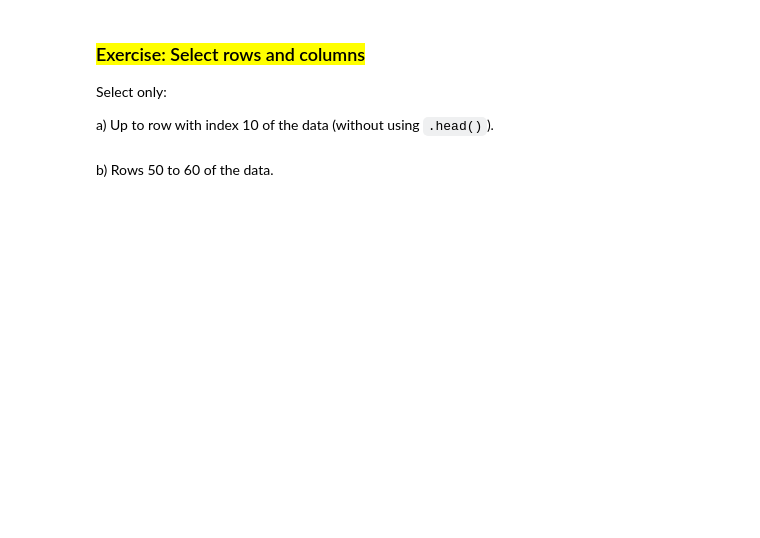
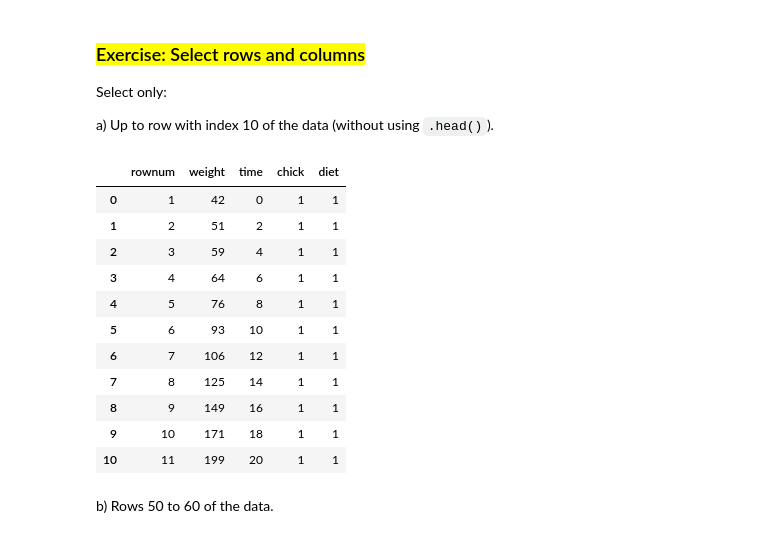
Before and after one commit to martinkochCH/academy-python-for-data-analysis, a Jupyter notebook: 3. Pandas/03_Selections_And_Sorting.ipynb, the cells around one changed output. Drawn from its saved outputs; the diff is of its cells as text; code cells hidden in the pictures; blank space fills up the shorter version.

```diff
--- a/3. Pandas/03_Selections_And_Sorting.ipynb
+++ b/3. Pandas/03_Selections_And_Sorting.ipynb
@@ -198,5 +263,20 @@ chickweight.loc[ : , ['time', 'chick']]
 Select only:
 
 a) Up to row with index 10 of the data (without using `.head()`).
+# %%
+chickweight.loc[:10]
+# %% [output]
+|  | rownum | weight | time | chick | diet |
+| 0 | 1 | 42 | 0 | 1 | 1 |
+| 1 | 2 | 51 | 2 | 1 | 1 |
+| 2 | 3 | 59 | 4 | 1 | 1 |
+| 3 | 4 | 64 | 6 | 1 | 1 |
+| 4 | 5 | 76 | 8 | 1 | 1 |
+| 5 | 6 | 93 | 10 | 1 | 1 |
+| 6 | 7 | 106 | 12 | 1 | 1 |
+| 7 | 8 | 125 | 14 | 1 | 1 |
+| 8 | 9 | 149 | 16 | 1 | 1 |
+| 9 | 10 | 171 | 18 | 1 | 1 |
+| 10 | 11 | 199 | 20 | 1 | 1 |
 # %% [markdown]
    b) Rows 50 to 60 of the data.
```
Also changed, not shown: parts of 18 cells of this notebook, 2 other files.
